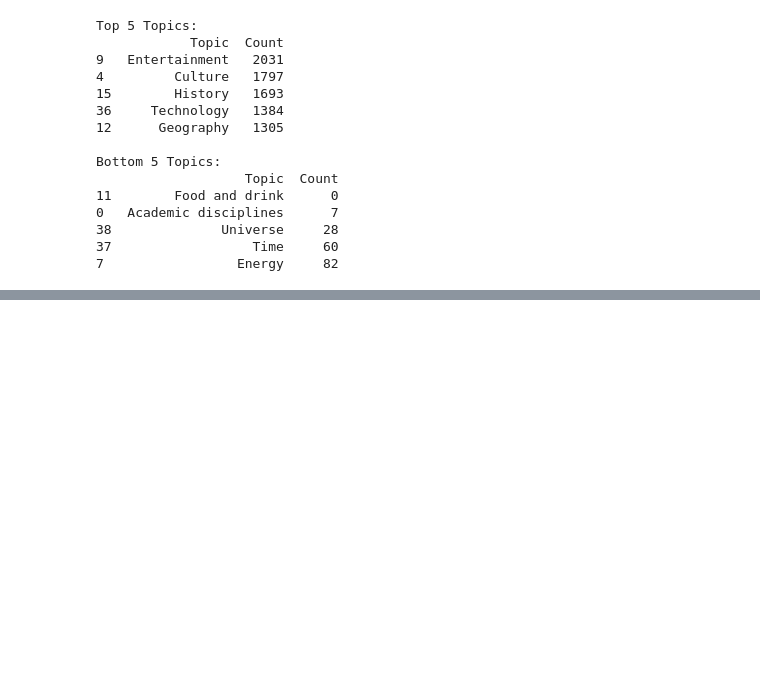
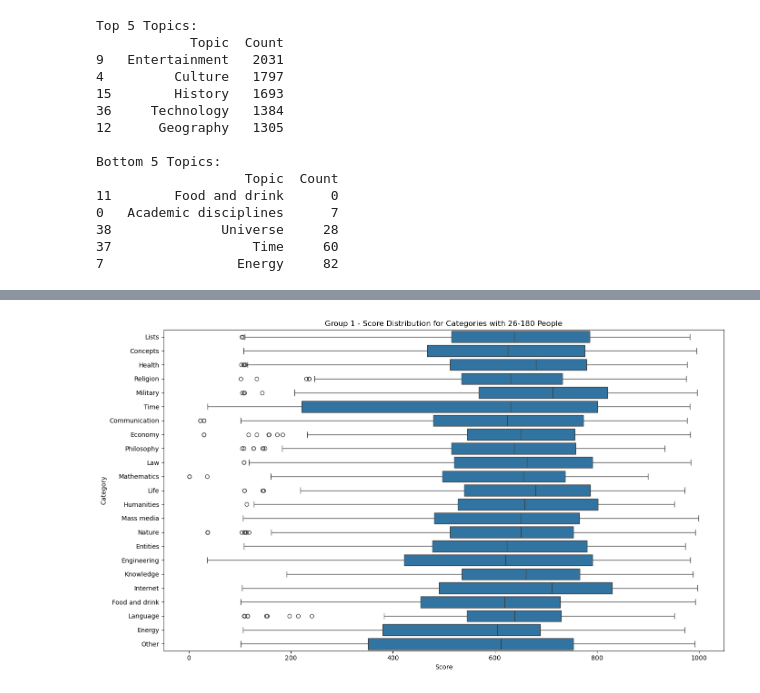
Before and after one commit to epfl-ada/ada-2024-project-supercoolteamname2024, a Jupyter notebook: src/scripts/stats.ipynb, the cells around one changed output, grey strips where cells are left out. Drawn from its saved outputs; the diff is of its cells as text; code cells hidden in the pictures; blank space fills up the shorter version.

```diff
--- a/src/scripts/stats.ipynb
+++ b/src/scripts/stats.ipynb
@@ -359,0 +408,92 @@ display(enhanced_results)
+# %%
+
+import json
+import seaborn as sns
+
+
+# List of categories to include in the plot
+categories_to_include = [
+    "Academic disciplines", "Business", "Communication", "Concepts", "Culture", "Economy", "Education", "Energy",
+    "Engineering", "Entertainment", "Entities", "Food and drink", "Geography", "Government", "Health", "History",
+    "Human behavior", "Humanities", "Information", "Internet", "Knowledge", "Language", "Law", "Life", "Lists", "Mass media",
+    "Mathematics", "Military", "Nature", "People", "Philosophy", "Politics", "Religion", "Science", "Society", "Sports",
+    "Technology", "Time", "Universe", "Other"
+]
+
+# Function to load and concatenate CSV files from a specific directory
+def load_data(file_pattern):
+    all_files = glob.glob(file_pattern)
+    df_list = []
+    for filename in all_files:
+        try:
+            df = pd.read_csv(filename)
+            df_list.append(df)
+        except pd.errors.ParserError:
+            print(f"Skipping file {filename} due to parsing error.")
+    combined_df = pd.concat(df_list, ignore_index=True)
+    return combined_df
+
+# Function to load user categories from JSON file and expand them
+def load_user_categories(json_file):
+    with open(json_file, 'r') as file:
+        user_categories = json.load(file)
+
+    # Convert the categories dictionary to a DataFrame with one row per username-category pair
+    categories_expanded = []
+    for username, categories in user_categories.items():
+        for category in categories:
+            categories_expanded.append({'username': username, 'Category': category})
+    categories_df = pd.DataFrame(categories_expanded)
+    return categories_df
+
+# Function to plot score distribution in groups of categories based on user count
+def plot_score_distribution_grouped(data, categories_df, selected_categories, score_column='total_score', min_count=20):
+    # Convert score_column to numeric, coercing errors to NaN
+    data[score_column] = pd.to_numeric(data[score_column], errors='coerce')
+    data = data.dropna(subset=[score_column])
+
+    # Merge categories with the main data on 'username'
+    data = data.merge(categories_df, on='username')
+
+    # Filter data to include only the selected categories
+    data = data[data['Category'].isin(selected_categories)]
+
+    # Calculate the number of people per category
+    category_counts = data['Category'].value_counts()
+
+    # Filter out categories with fewer than the minimum required count
+    valid_categories = category_counts[category_counts >= min_count].index
+    data = data[data['Category'].isin(valid_categories)]
+
+    # Group categories by count ranges (e.g., categories with similar user counts)
+    # Define group ranges based on quantiles or fixed intervals for simplicity
+    count_bins = np.linspace(category_counts[valid_categories].min(),
+                             category_counts[valid_categories].max(), num=5)
+    category_groups = {f'Group {i+1}': [] for i in range(len(count_bins)-1)}
+
+    for category, count in category_counts[valid_categories].items():
+        for i in range(len(count_bins) - 1):
+            if count_bins[i] <= count < count_bins[i + 1]:
+                category_groups[f'Group {i+1}'].append(category)
+                break
+
+    # Plot score distributions for each group of categories
+    for i, (group_name, group_categories) in enumerate(category_groups.items()):
+        if group_categories:  # Only plot if the group has categories
+            min_count_in_group = min(category_counts[group_categories])
+            max_count_in_group = max(category_counts[group_categories])
+            plt.figure(figsize=(14, 8))
+            sns.boxplot(x=score_column, y='Category', data=data[data['Category'].isin(group_categories)], orient='h')
+            plt.xlabel('Score')
+            plt.ylabel('Category')
+            plt.title(f'{group_name} - Score Distribution for Categories with {min_count_in_group}-{max_count_in_group} People')
+            plt.tight_layout()
+            plt.show()
+
+# Example usage
+data = load_data('../../data/*.csv')  # Load CSV data
+categories_df = load_user_categories('../../data/user_categories.json')  # Load and expand user categories
+
+# Plot score distribution grouped by user count similarity, with categories having at least 20 people
+plot_score_distribution_grouped(data, categories_df, categories_to_include)
+# %% [output]
@@ -359,0 +501 @@ display(enhanced_results)
+[figure, added]
```
Also changed, not shown: parts of 8 cells of this notebook.
